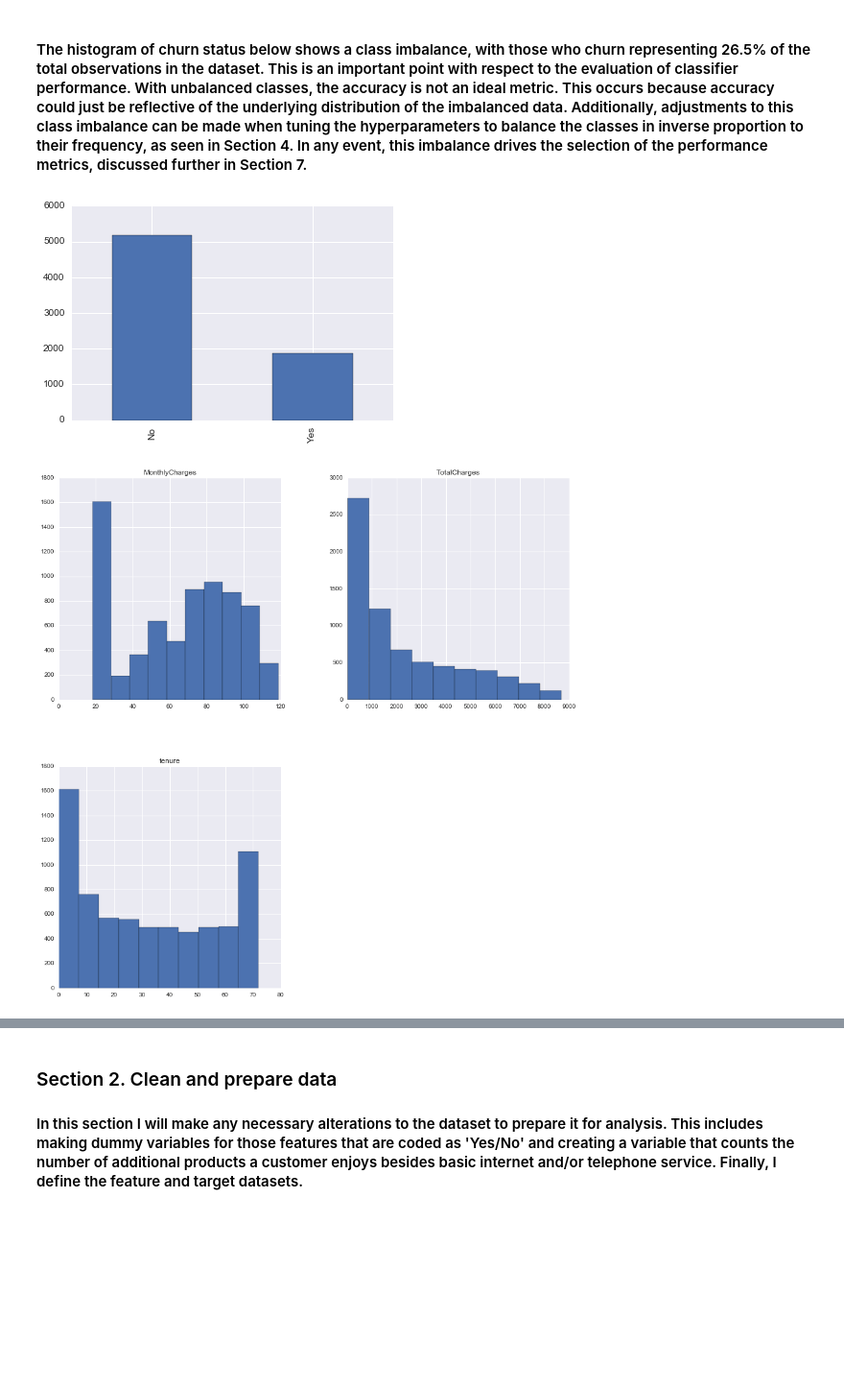
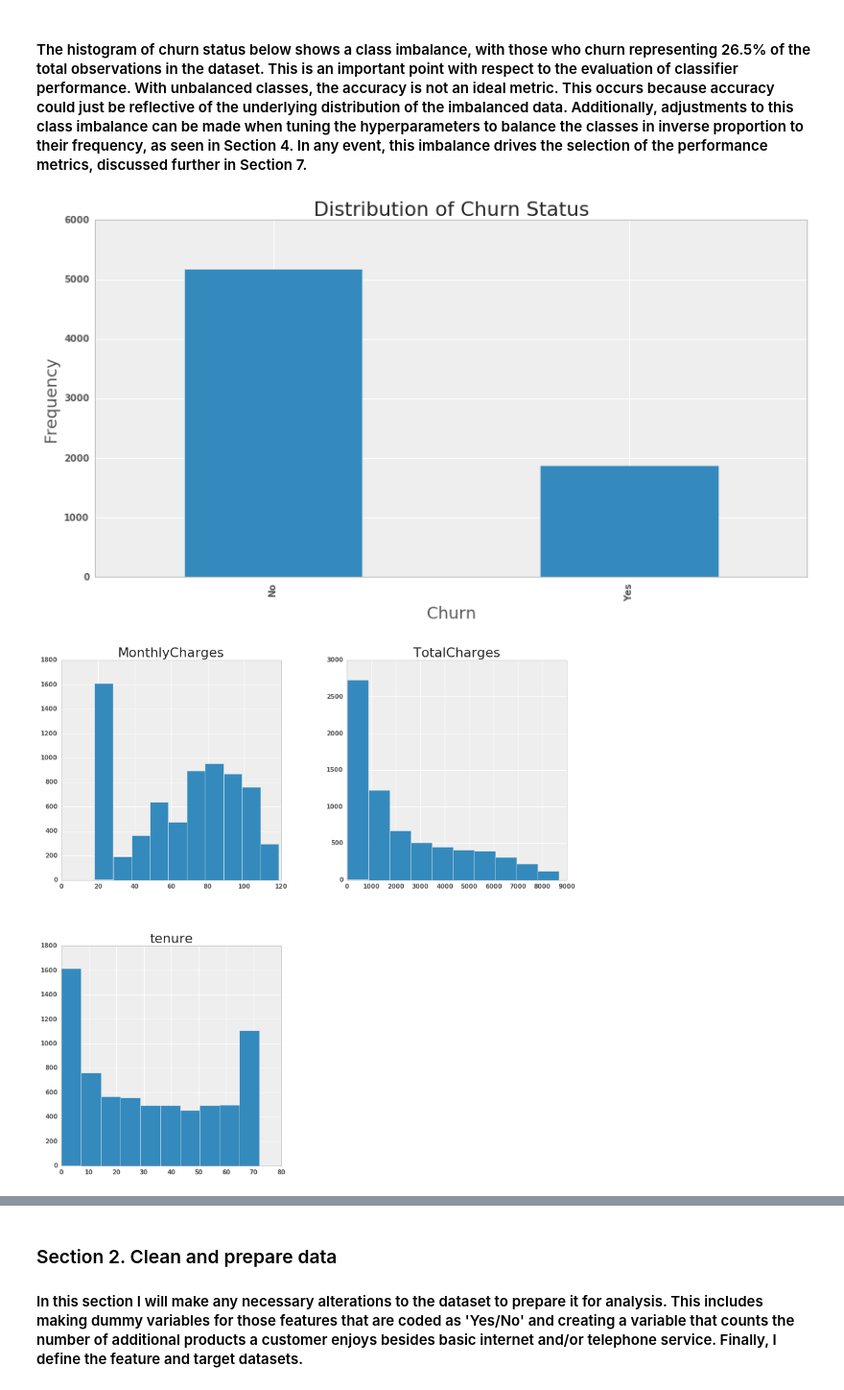
Before and after one commit to AmyinTX/Thinkful_Capstone, a Jupyter notebook: Capstone_RD.ipynb, the cells around one changed output, grey strips where cells are left out. Shown at 96% size. Cells and saved outputs as stored; diff of their text form; code cells hidden in the pictures; blank space fills up the shorter version.

```diff
--- a/Capstone_RD.ipynb
+++ b/Capstone_RD.ipynb
@@ -34,3 +65,12 @@ import matplotlib.pyplot as plt
 import seaborn as sb
 from pandas.tools.plotting import scatter_matrix
 % matplotlib inline
+
+# Make graphs prettier
+pd.set_option('display.max_columns', 15)
+pd.set_option('display.width', 400)
+pd.set_option('display.mpl_style', 'default')
+
+# Make the fonts bigger
+plt.rc('figure', figsize=(14, 7))
+plt.rc('font', family='normal', weight='bold', size=15)
@@ -151,11 +192,15 @@ Churn
 #### The histogram of churn status below shows a class imbalance, with those who churn representing 26.5% of the total observations in the dataset. This is an important point with respect to the evaluation of classifier performance. With unbalanced classes, the accuracy is not an ideal metric. This occurs because accuracy could just be reflective of the underlying distribution of the imbalanced data. Additionally, adjustments to this class imbalance can be made when tuning the hyperparameters to balance the classes in inverse proportion to their frequency, as seen in Section 4. In any event, this imbalance drives the selection of the performance metrics, discussed further in Section 7.
 # %%
 churn_data.Churn.value_counts().plot(kind='bar');
+plt.xlabel('Churn');
+plt.ylabel('Frequency');
+plt.title('Distribution of Churn Status');
 # %% [output]
-[figure, old version]
+[figure, new version]
 # %%
 churn_data.hist(figsize=(15,15));
+#plt.title('Distribution of Numeric Variables');
 # %% [output]
-[figure, old version]
+[figure, new version]
 # %%
 scatter_matrix(churn_data, alpha=0.2, figsize=(12, 12), diagonal='kde');
```
Also changed, not shown: parts of 8 cells of this notebook.
